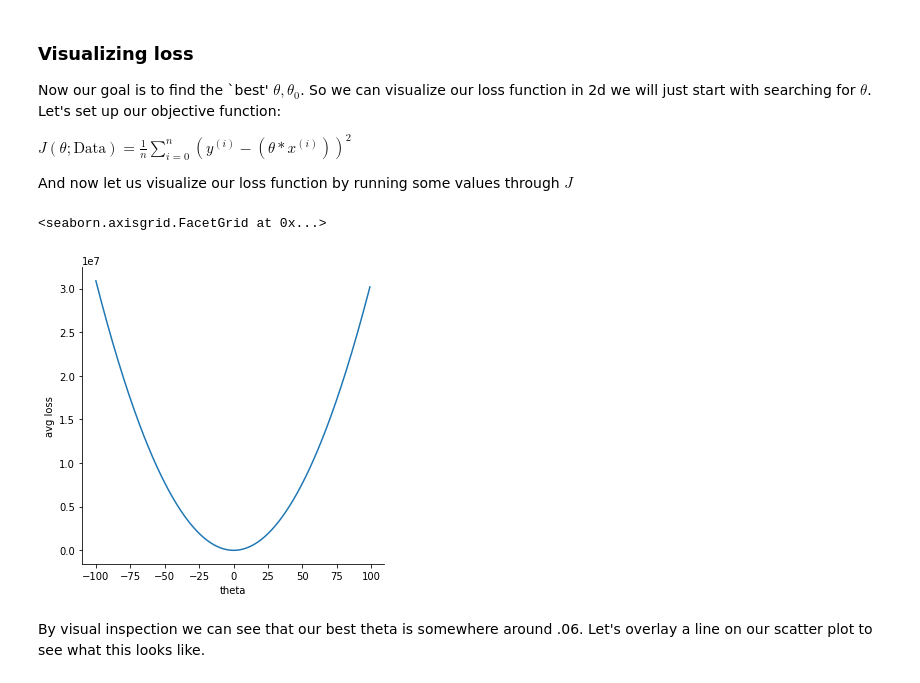
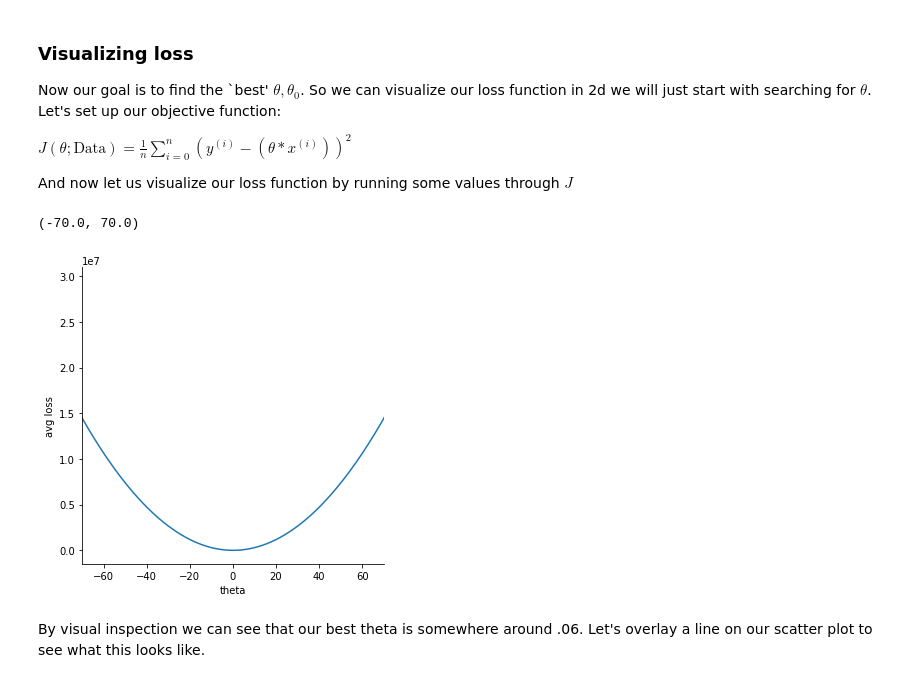
Before and after one commit to amadeovezz/data-sci, a Jupyter notebook: ml/tutorials/regression/linear.ipynb, the cells around one changed output. Cells and saved outputs as stored; diff of their text form; code cells hidden in the pictures.

```diff
--- a/ml/tutorials/regression/linear.ipynb
+++ b/ml/tutorials/regression/linear.ipynb
@@ -68,18 +70,19 @@ And now let us visualize our loss function by running some values through $J$
 # %%
 from regression import models, validate
 import numpy as np
 
 potential_theta_values =  [x / 1 for x in range(-100, 100)]
 loss = []
 for t in potential_theta_values:
         model = models.LinearRegression(theta=np.array([t]))
         loss.append(validate.avg_loss(model, training_data, labels))
 
-plot = sns.relplot(x=potential_theta_values,y=loss, kind="line")
+plot = sns.relplot(x=potential_theta_values,y=loss, kind="line", facet_kws=dict(sharex=False))
 plot.set(xlabel ="theta", ylabel = "avg loss")
+plot.axes[0,0].set_xlim(-70,70)
 # %% [output]
-<seaborn.axisgrid.FacetGrid at 0x...>
+(-70.0, 70.0)
-[figure, old version]
+[figure, new version]
 # %% [markdown]
 By visual inspection we can see that our best theta is somewhere around .06. Let's overlay a line on our scatter plot to see what this looks like.
 # %%
```
Also changed, not shown: parts of 5 cells of this notebook.
